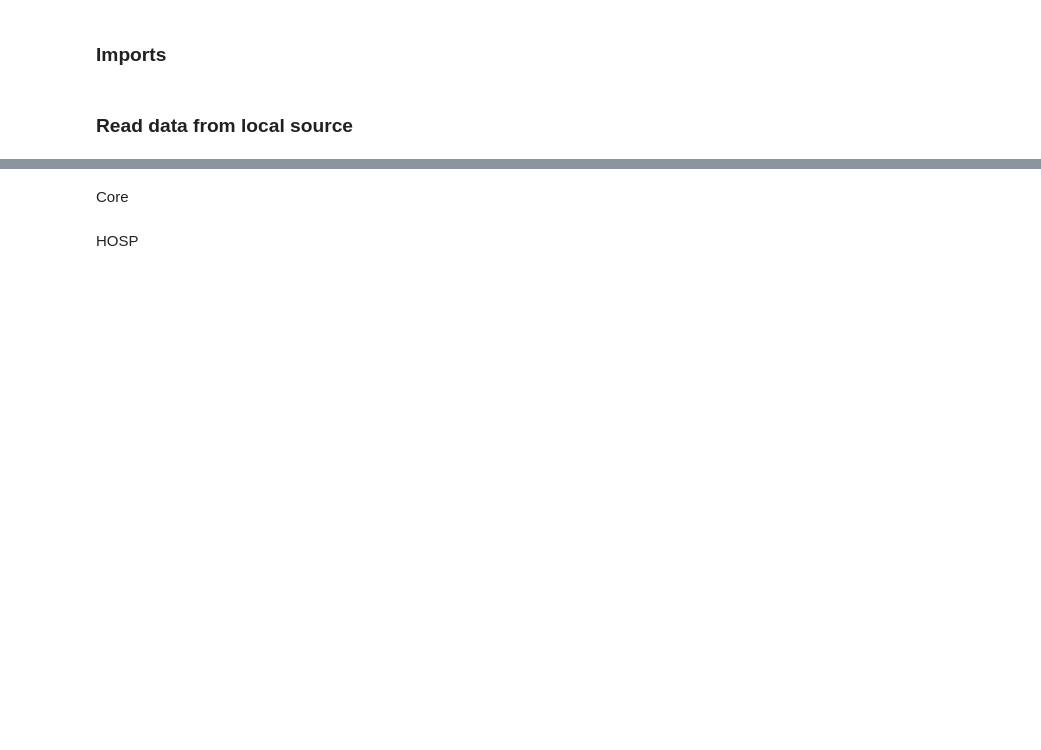
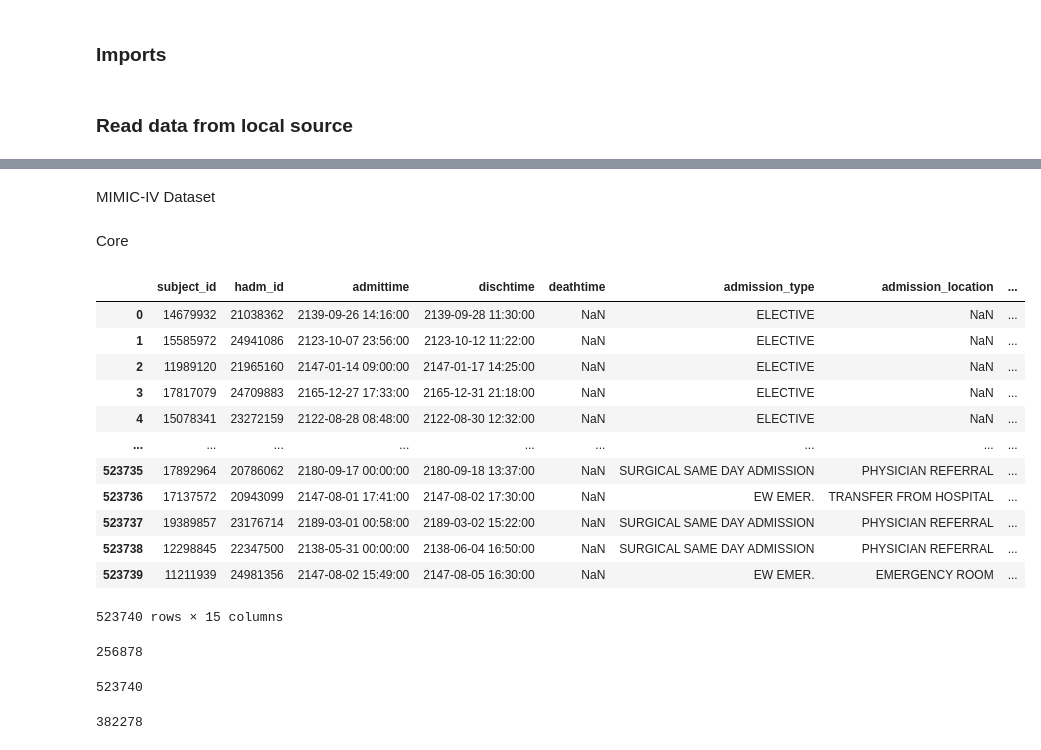
Before and after one commit to BrahimFakri/Patient-Health-Data-Analysis-And-Feature-Extraction-For-Machine-Learning, a Jupyter notebook: notebooks/embeddings_generation.ipynb, the cells around one changed output, grey strips where cells are left out. Saved outputs shown, nothing was run; the diff lists cells and outputs as text; code cells hidden in the pictures; blank space fills up the shorter version.

```diff
--- a/notebooks/embeddings_generation.ipynb
+++ b/notebooks/embeddings_generation.ipynb
@@ -16,8 +14,36 @@ MIMIC-IV Dataset
-# %% [markdown]
-Core
+# %% [markdown]
+MIMIC-IV Dataset
+# %% [markdown]
+Core
 # %%
 df_admissions = read_csv(constants.admissions)
 df_patients = read_csv(constants.patients)
 df_transfers = read_csv(constants.transfers)
-# %% [markdown]
-HOSP
+# %%
+df_admissions
+# %% [output]
+|  | subject_id | hadm_id | admittime | dischtime | deathtime | admission_type | admission_location | ... |
+| 0 | 14679932 | 21038362 | 2139-09-26 14:16:00 | 2139-09-28 11:30:00 | NaN | ELECTIVE | NaN | ... |
+| 1 | 15585972 | 24941086 | 2123-10-07 23:56:00 | 2123-10-12 11:22:00 | NaN | ELECTIVE | NaN | ... |
+| 2 | 11989120 | 21965160 | 2147-01-14 09:00:00 | 2147-01-17 14:25:00 | NaN | ELECTIVE | NaN | ... |
+| 3 | 17817079 | 24709883 | 2165-12-27 17:33:00 | 2165-12-31 21:18:00 | NaN | ELECTIVE | NaN | ... |
+| 4 | 15078341 | 23272159 | 2122-08-28 08:48:00 | 2122-08-30 12:32:00 | NaN | ELECTIVE | NaN | ... |
+| ... | ... | ... | ... | ... | ... | ... | ... | ... |
+| 523735 | 17892964 | 20786062 | 2180-09-17 00:00:00 | 2180-09-18 13:37:00 | NaN | SURGICAL SAME DAY ADMISSION | PHYSICIAN REFERRAL | ... |
+| 523736 | 17137572 | 20943099 | 2147-08-01 17:41:00 | 2147-08-02 17:30:00 | NaN | EW EMER. | TRANSFER FROM HOSPITAL | ... |
+| 523737 | 19389857 | 23176714 | 2189-03-01 00:58:00 | 2189-03-02 15:22:00 | NaN | SURGICAL SAME DAY ADMISSION | PHYSICIAN REFERRAL | ... |
+| 523738 | 12298845 | 22347500 | 2138-05-31 00:00:00 | 2138-06-04 16:50:00 | NaN | SURGICAL SAME DAY ADMISSION | PHYSICIAN REFERRAL | ... |
+| 523739 | 11211939 | 24981356 | 2147-08-02 15:49:00 | 2147-08-05 16:30:00 | NaN | EW EMER. | EMERGENCY ROOM | ... |
+523740 rows × 15 columns
+# %%
+len(df_admissions["subject_id"].unique())
+# %% [output]
+256878
+# %%
+len(df_admissions["hadm_id"].unique())
+# %% [output]
+523740
+# %%
+len(df_transfers["subject_id"].unique())
+# %% [output]
+382278
```
Also changed, not shown: parts of 42 cells of this notebook, 2 other files.
